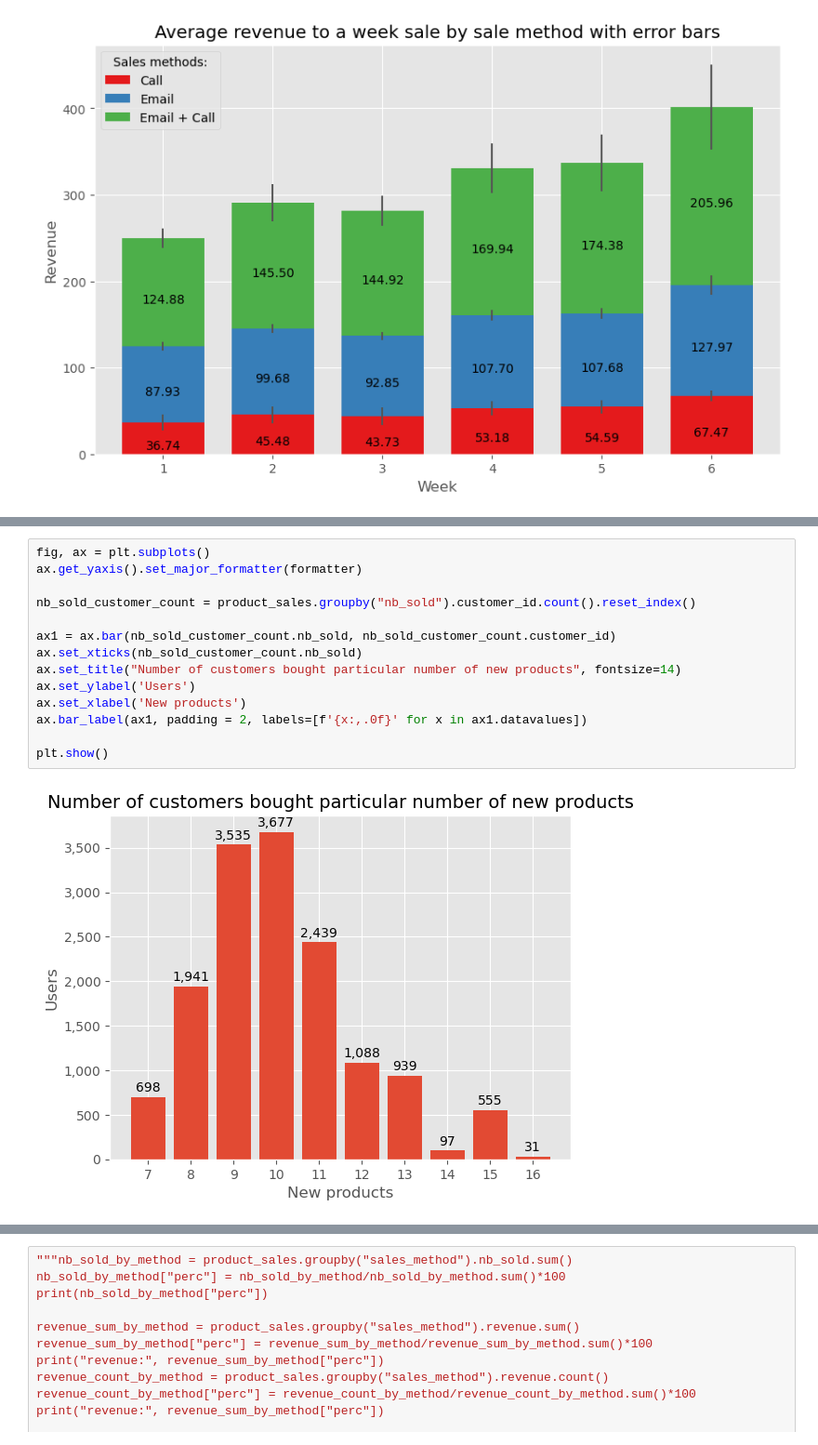
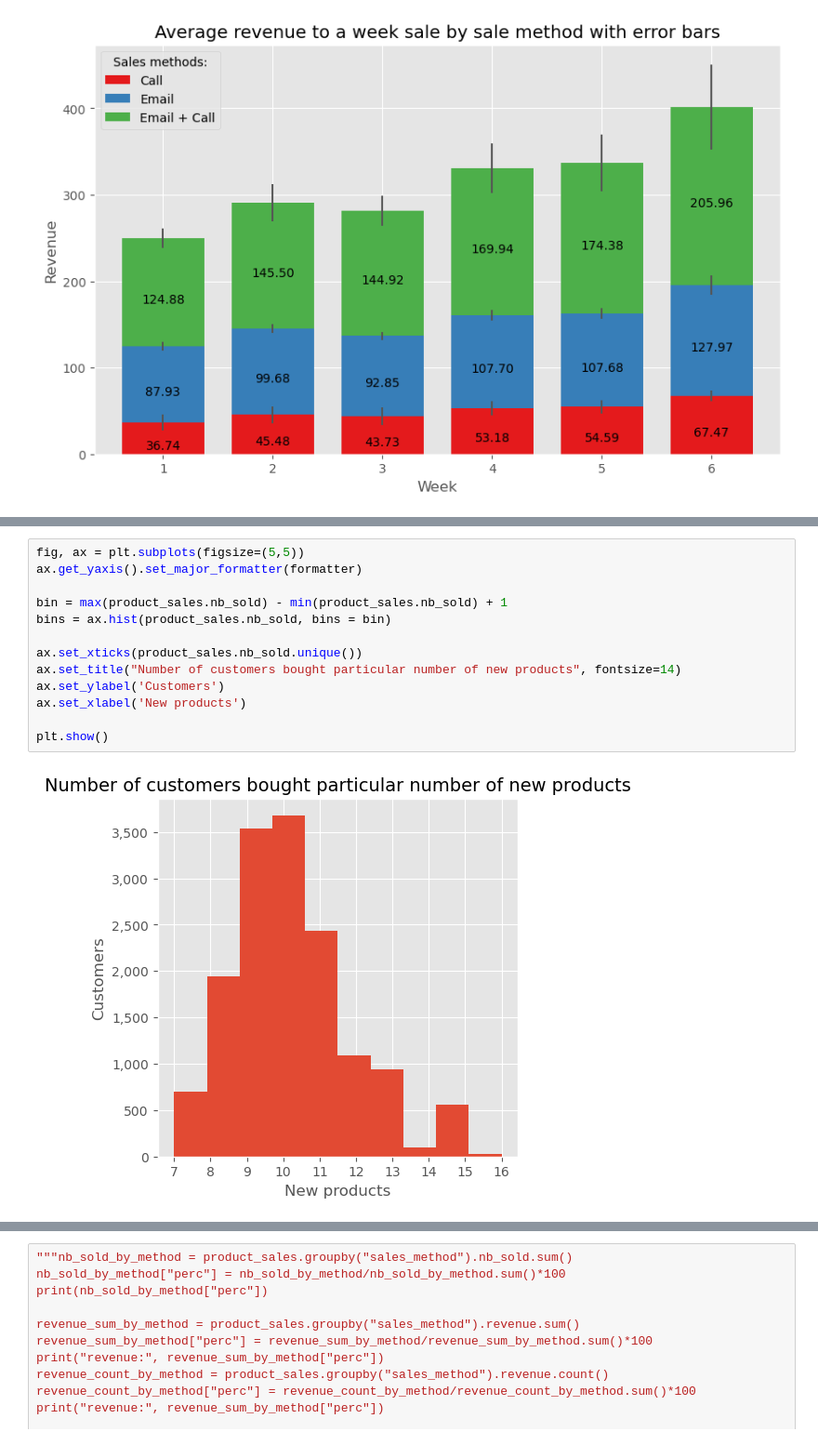
Before and after one commit to Overmarss/Product-Sales-Report, a Jupyter notebook: product_sales.ipynb, the cells around one changed output, grey strips where cells are left out. Shown at 93% size. Cells and saved outputs as stored; diff of their text form.

```diff
--- a/product_sales.ipynb
+++ b/product_sales.ipynb
@@ -145,21 +148,20 @@ plt.show()
 # %% [output]
 [figure]
 # %%
-fig, ax = plt.subplots()
+fig, ax = plt.subplots(figsize=(5,5))
 ax.get_yaxis().set_major_formatter(formatter)
 
-nb_sold_customer_count = product_sales.groupby("nb_sold").customer_id.count().reset_index()
+bin = max(product_sales.nb_sold) - min(product_sales.nb_sold) + 1
+bins = ax.hist(product_sales.nb_sold, bins = bin)
 
-ax1 = ax.bar(nb_sold_customer_count.nb_sold, nb_sold_customer_count.customer_id)
-ax.set_xticks(nb_sold_customer_count.nb_sold)
+ax.set_xticks(product_sales.nb_sold.unique())
 ax.set_title("Number of customers bought particular number of new products", fontsize=14)
-ax.set_ylabel('Users')
+ax.set_ylabel('Customers')
 ax.set_xlabel('New products')
-ax.bar_label(ax1, padding = 2, labels=[f'{x:,.0f}' for x in ax1.datavalues])
 
 plt.show()
 # %% [output]
-[figure, old version]
+[figure, new version]
 # %%
 fig, ax = plt.subplots(figsize=(15,7))
 
```
Also changed, not shown: parts of 6 cells of this notebook.
